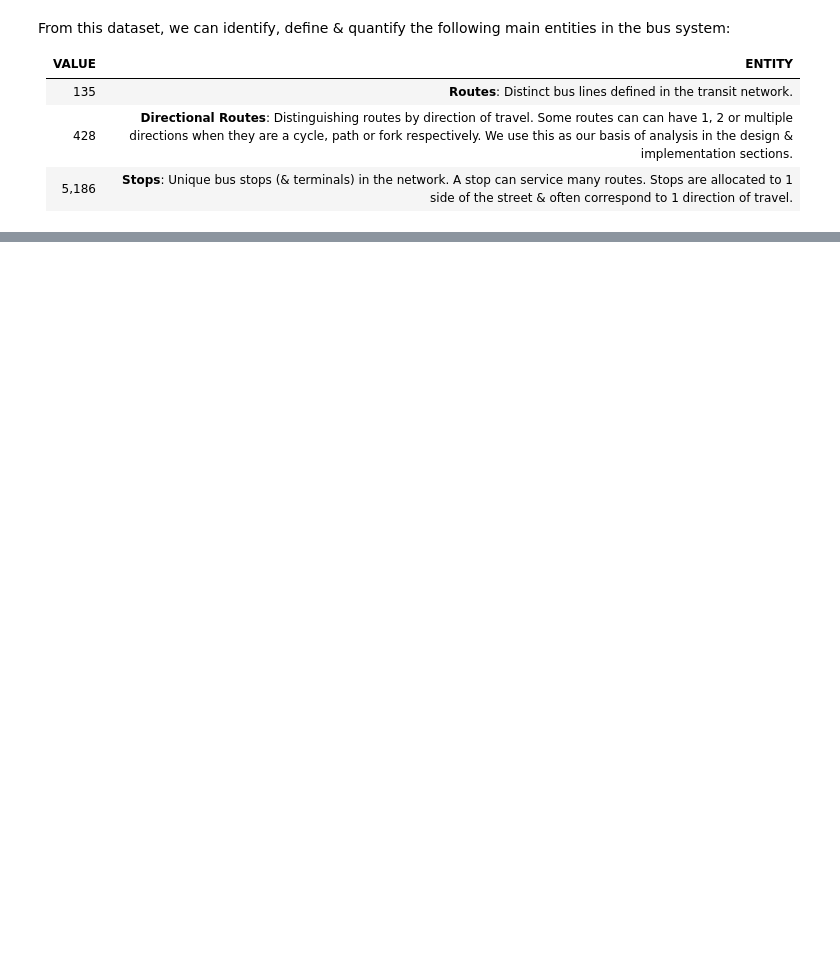
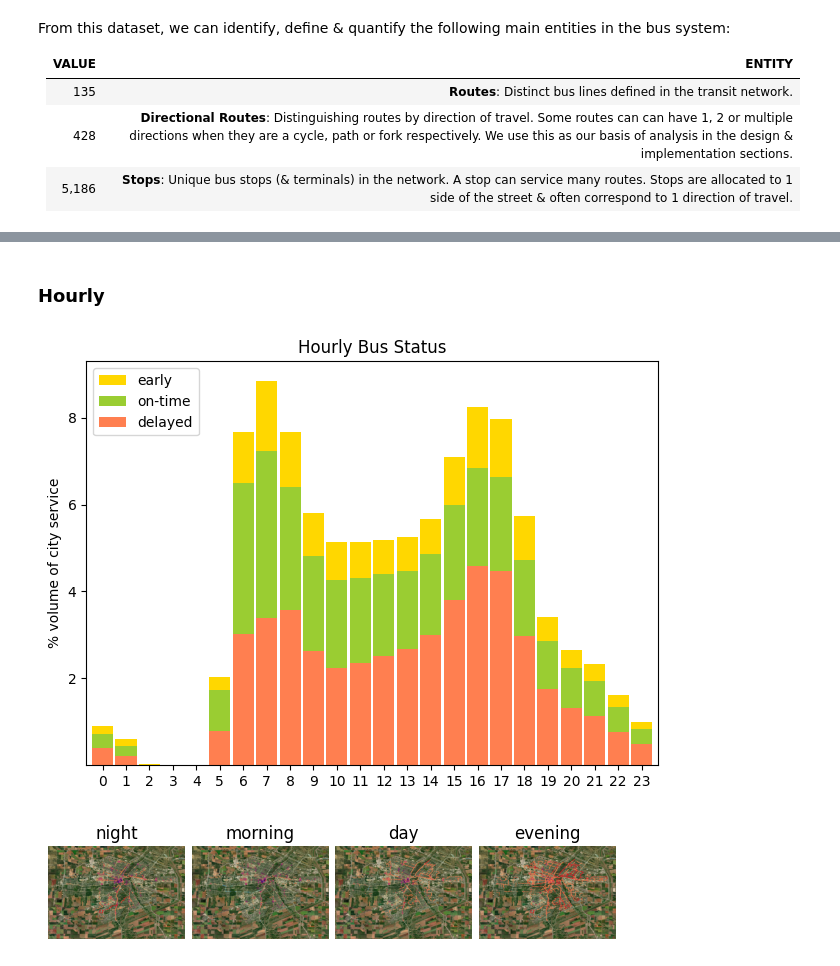
Before and after one commit to eangius/Transit, a Jupyter notebook: notebooks/part1_insights.ipynb, the cells around one changed output, grey strips where cells are left out. Saved outputs shown, nothing was run; the diff lists cells and outputs as text; code cells hidden in the pictures; blank space fills up the shorter version.

```diff
--- a/notebooks/part1_insights.ipynb
+++ b/notebooks/part1_insights.ipynb
@@ -148,0 +151,8 @@ plot_hot_zone_image_row("weekly", items=["workday", "weekend"])
+# %% [markdown]
+### Hourly
+# %%
+plot_histogram(df, freq_lbl='hourly')
+plot_heatmap_img(lbl="daily", items=["night", "morning", "day", "evening"])
+# %% [output]
+[figure, added]
+[figure, added]
```
Also changed, not shown: parts of 21 cells of this notebook, 3 other files.
